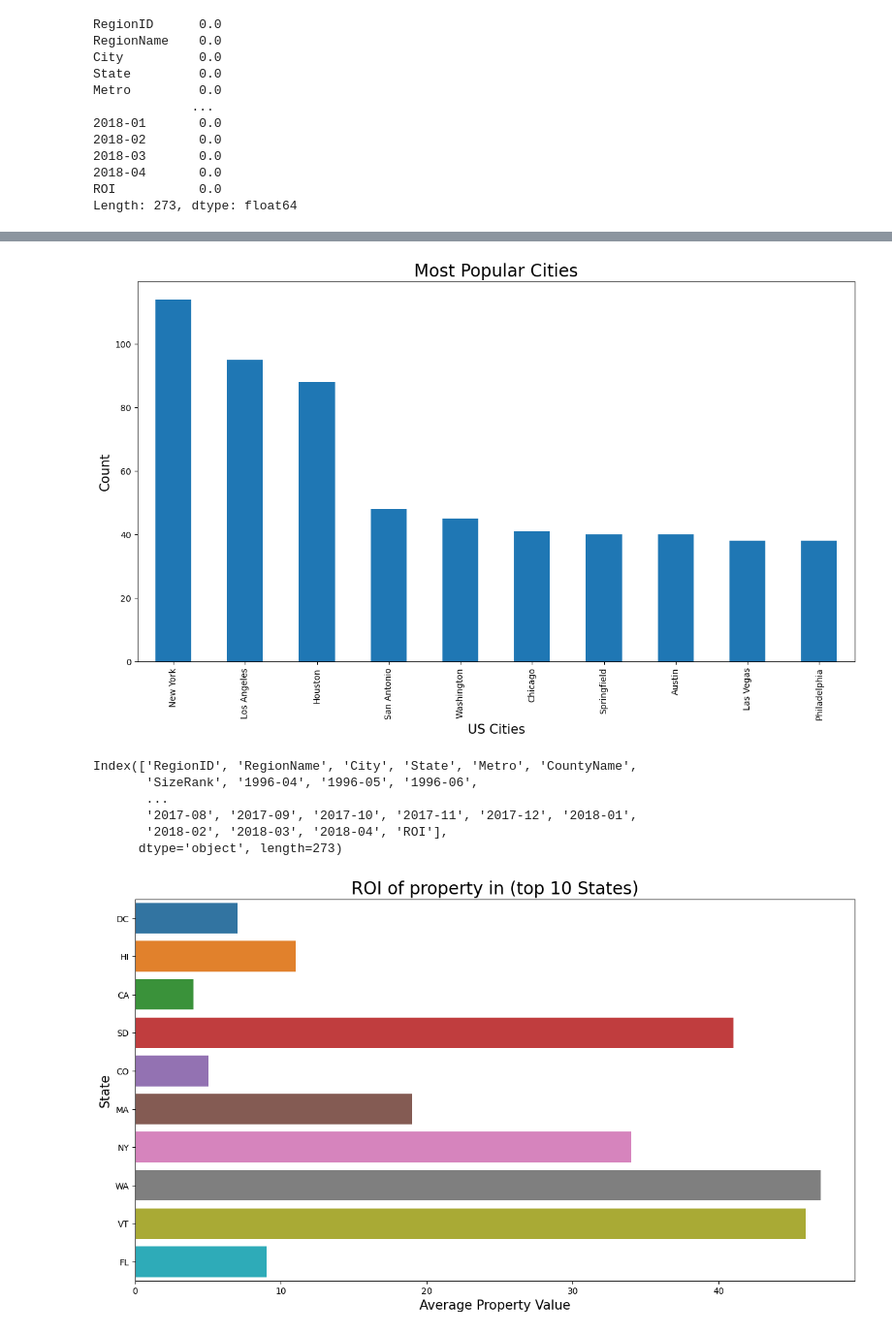
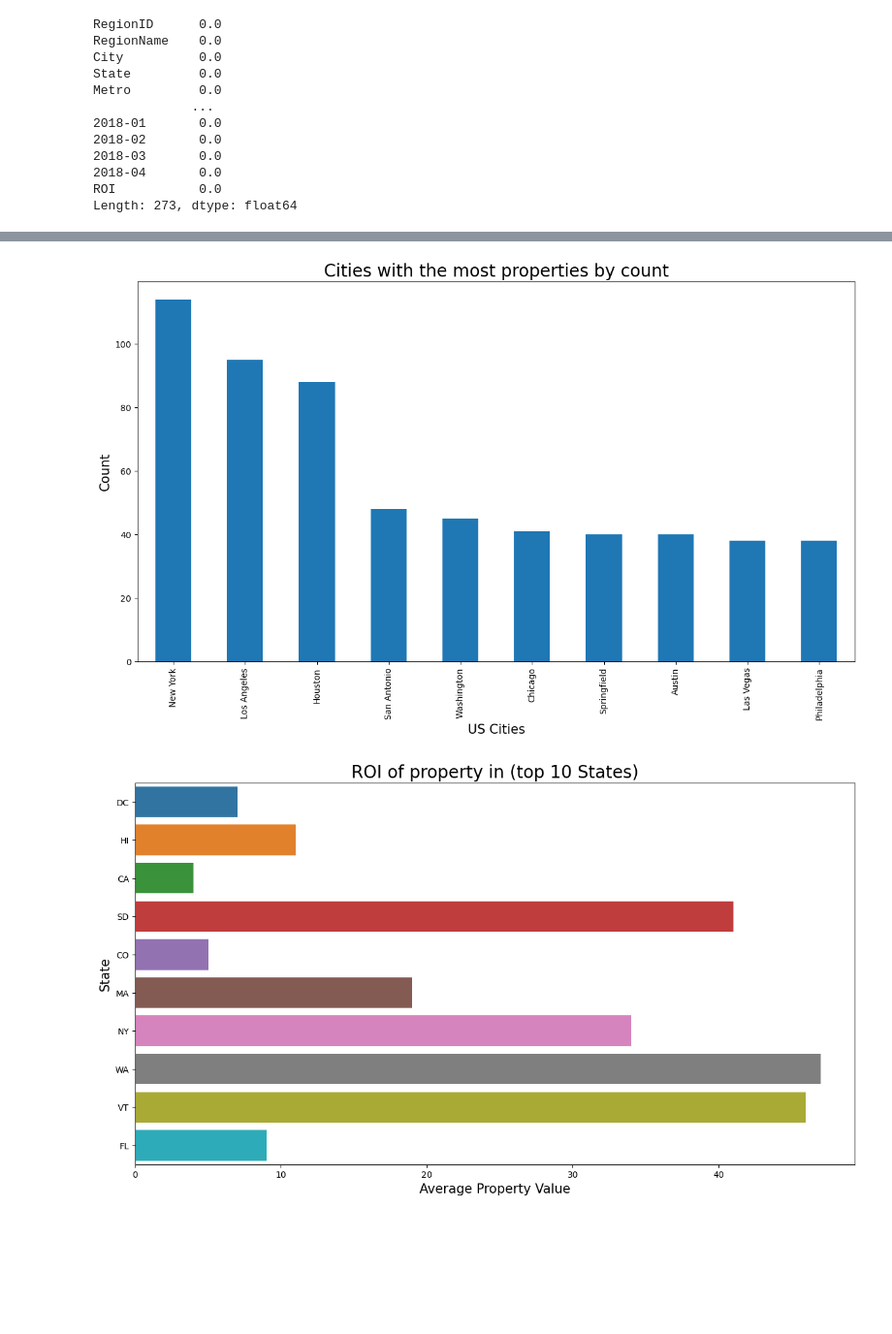
Before and after one commit to paulmwangi/Phase-4-Group-Project, a Jupyter notebook: index.ipynb, the cells around one changed output, grey strips where cells are left out. Shown at 97% size. Cells and saved outputs as stored; diff of their text form; code cells hidden in the pictures; blank space fills up the shorter version.

```diff
--- a/index.ipynb
+++ b/index.ipynb
@@ -215,21 +220,12 @@ plt.title("Most Popular Counties",fontsize=20);
 # %%
 # plotting the most popular cities in the dataset
 plt.figure(figsize=(15,8))
 df.City.value_counts()[:10].plot(kind="bar")
 plt.xlabel("US Cities",fontsize=15)
 plt.ylabel("Count",fontsize=15)
-plt.title("Most Popular Cities",fontsize=20);
+plt.title("Cities with the most properties by count",fontsize=20);
 # %% [output]
-[figure, old version]
+[figure, new version]
-# %%
-df.columns
-# %% [output]
-Index(['RegionID', 'RegionName', 'City', 'State', 'Metro', 'CountyName',
-       'SizeRank', '1996-04', '1996-05', '1996-06',
-       ...
-       '2017-08', '2017-09', '2017-10', '2017-11', '2017-12', '2018-01',
-       '2018-02', '2018-03', '2018-04', 'ROI'],
-      dtype='object', length=273)
 # %%
 # Specify the numeric columns for aggregation
 numeric_columns = ['ROI']
```
Also changed, not shown: parts of 30 cells of this notebook.
